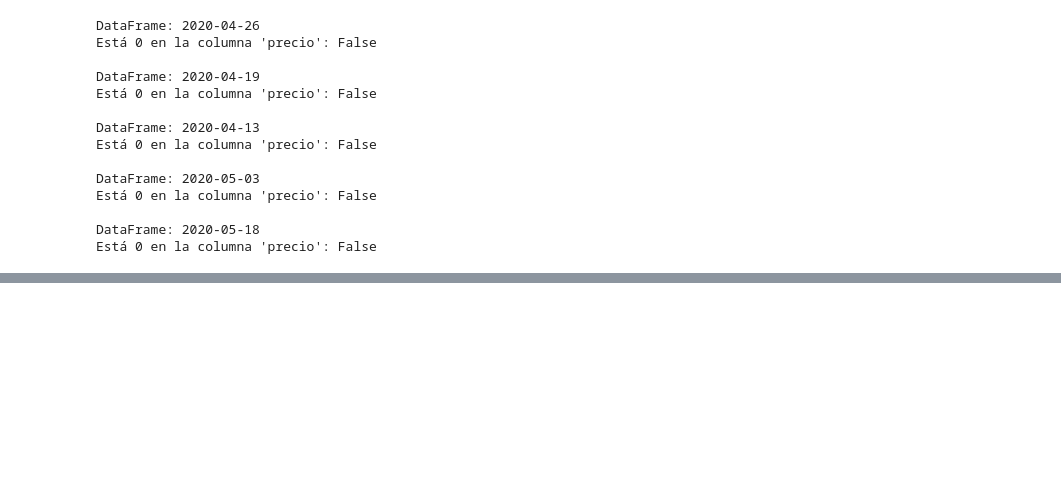
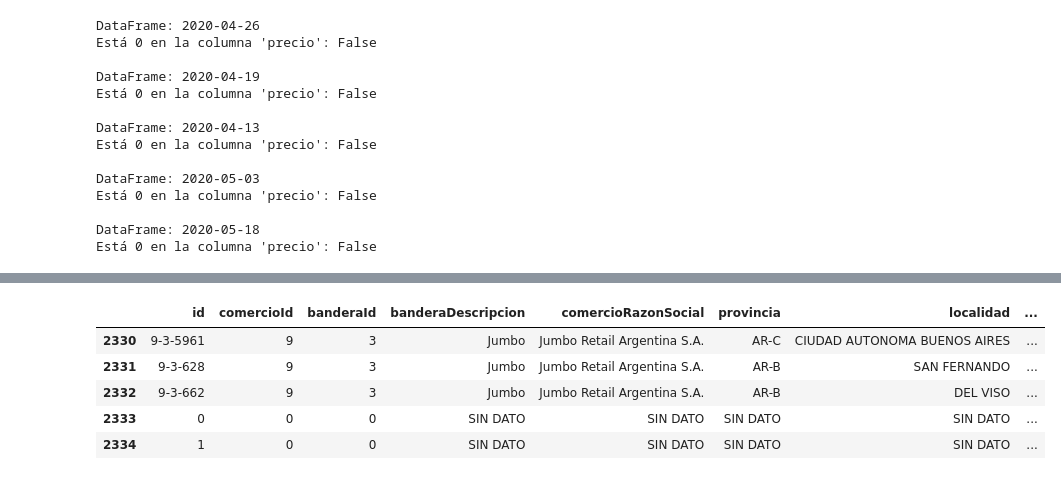
Before and after one commit to acidminded95/henry_PI_Data_Engineering, a Jupyter notebook: test.ipynb, the cells around one changed output, grey strips where cells are left out. Cells and saved outputs as stored; diff of their text form; code cells hidden in the pictures; blank space fills up the shorter version.

```diff
--- a/test.ipynb
+++ b/test.ipynb
@@ -360,0 +1294,16 @@ for x in ps_2020:
+# %%
+# Agregamos los registros para que los valores faltantes y errados de la coluna 'sucursal_id' tengan una referencia
+sid_err_val0 = ['0',0,0,'SIN DATO','SIN DATO','SIN DATO','SIN DATO','SIN DATO',0,0,'SIN NOMBRE','SIN DATO']
+sid_err_val1 = ['1',0,0,'SIN DATO','SIN DATO','SIN DATO','SIN DATO','SIN DATO',0,0,'SIN NOMBRE','SIN DATO']
+
+dims['sucursal'].loc[len(dims['sucursal'])] = sid_err_val0
+dims['sucursal'].loc[len(dims['sucursal'])] = sid_err_val1
+
+dims['sucursal'].tail(5)
+# %% [output]
+|  | id | comercioId | banderaId | banderaDescripcion | comercioRazonSocial | provincia | localidad | ... |
+| 2330 | 9-3-5961 | 9 | 3 | Jumbo | Jumbo Retail Argentina S.A. | AR-C | CIUDAD AUTONOMA BUENOS AIRES | ... |
+| 2331 | 9-3-628 | 9 | 3 | Jumbo | Jumbo Retail Argentina S.A. | AR-B | SAN FERNANDO | ... |
+| 2332 | 9-3-662 | 9 | 3 | Jumbo | Jumbo Retail Argentina S.A. | AR-B | DEL VISO | ... |
+| 2333 | 0 | 0 | 0 | SIN DATO | SIN DATO | SIN DATO | SIN DATO | ... |
+| 2334 | 1 | 0 | 0 | SIN DATO | SIN DATO | SIN DATO | SIN DATO | ... |
```
Also changed, not shown: parts of 125 cells of this notebook.
